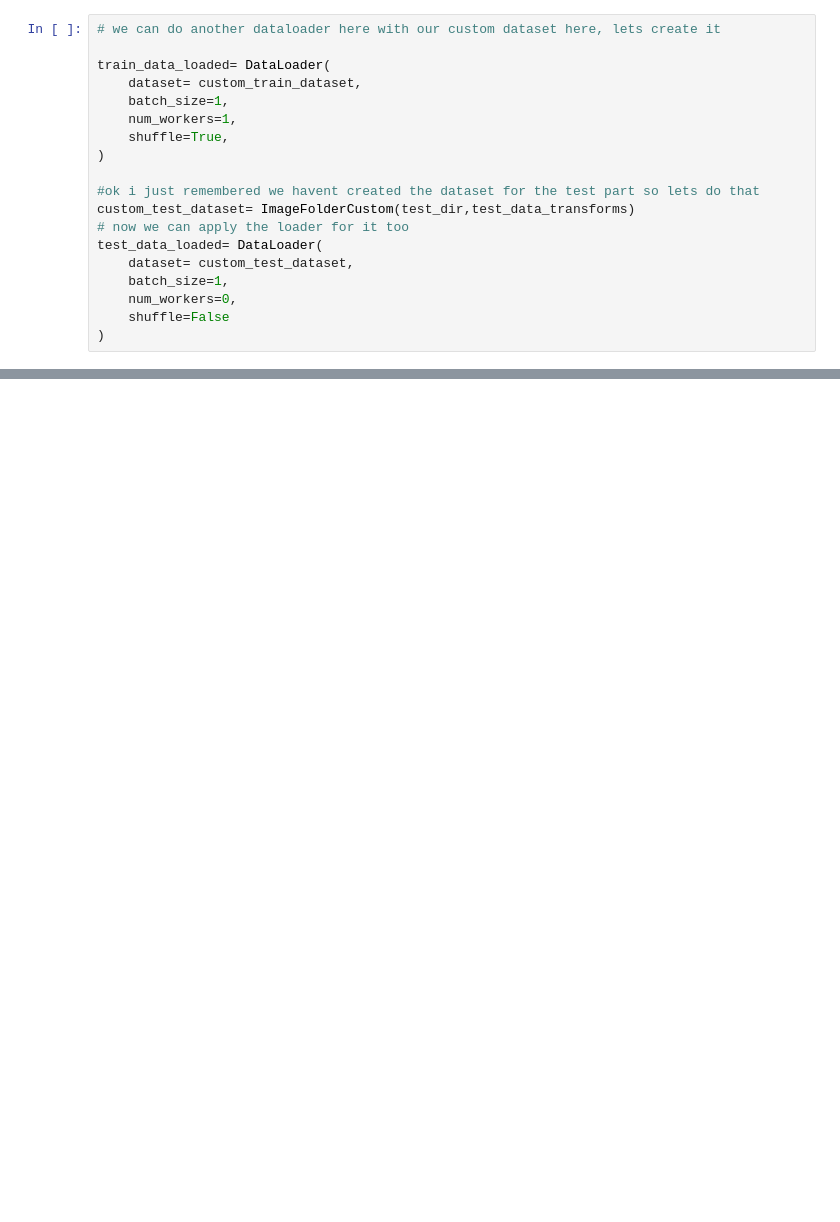
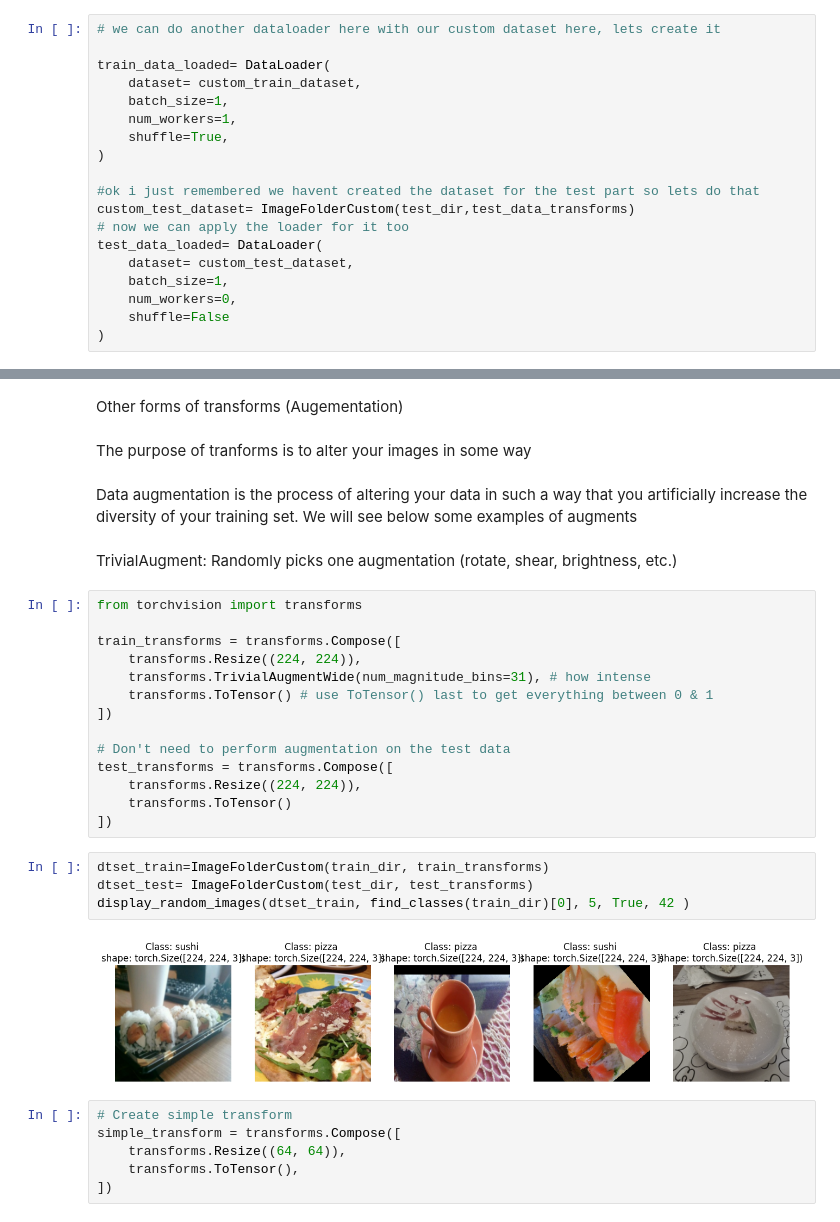
Before and after one commit to Zeckaris/pytorch-small-projects, a Jupyter notebook: customDatasetUsage.ipynb, the cells around one changed output, grey strips where cells are left out. Cells and saved outputs as stored; diff of their text form; blank space fills up the shorter version.

Commit message:
applied augmentation to datasets to resemble real world different scenarios

```diff
--- a/customDatasetUsage.ipynb
+++ b/customDatasetUsage.ipynb
@@ -431,0 +432,34 @@ tensor([2])
+# %% [markdown]
+Other forms of transforms (Augementation)
+# %% [markdown]
+The purpose of tranforms is to alter your images in some way
+# %% [markdown]
+Data augmentation is the process of altering your data in such a way that you artificially increase the diversity of your training set. We will see below some examples of augments
+# %% [markdown]
+TrivialAugment: Randomly picks one augmentation (rotate, shear, brightness, etc.)
+# %%
+from torchvision import transforms
+
+train_transforms = transforms.Compose([
+    transforms.Resize((224, 224)),
+    transforms.TrivialAugmentWide(num_magnitude_bins=31), # how intense
+    transforms.ToTensor() # use ToTensor() last to get everything between 0 & 1
+])
+
+# Don't need to perform augmentation on the test data
+test_transforms = transforms.Compose([
+    transforms.Resize((224, 224)),
+    transforms.ToTensor()
+])
+# %%
+dtset_train=ImageFolderCustom(train_dir, train_transforms)
+dtset_test= ImageFolderCustom(test_dir, test_transforms)
+display_random_images(dtset_train, find_classes(train_dir)[0], 5, True, 42 )
+# %% [output]
+[figure, added]
+# %%
+# Create simple transform
+simple_transform = transforms.Compose([
+    transforms.Resize((64, 64)),
+    transforms.ToTensor(),
+])
```
Also changed, not shown: parts of 14 cells of this notebook.
